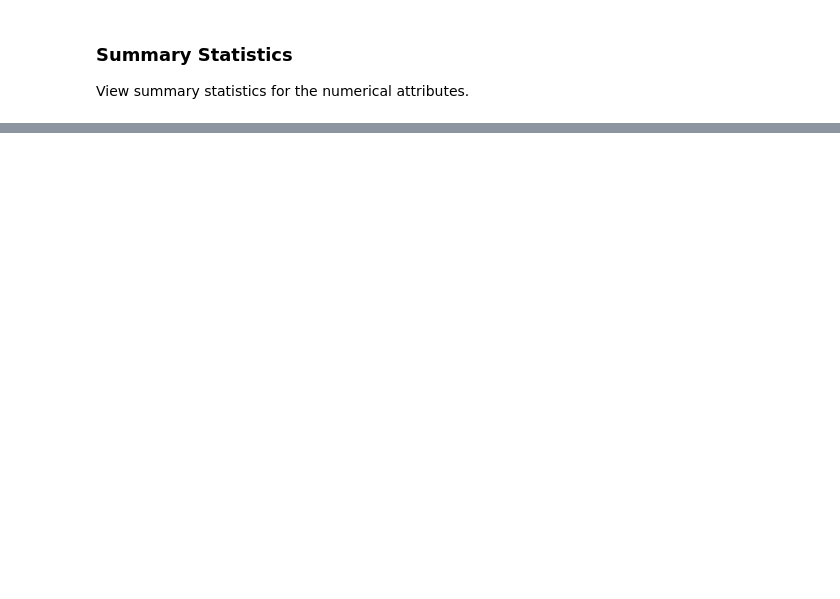
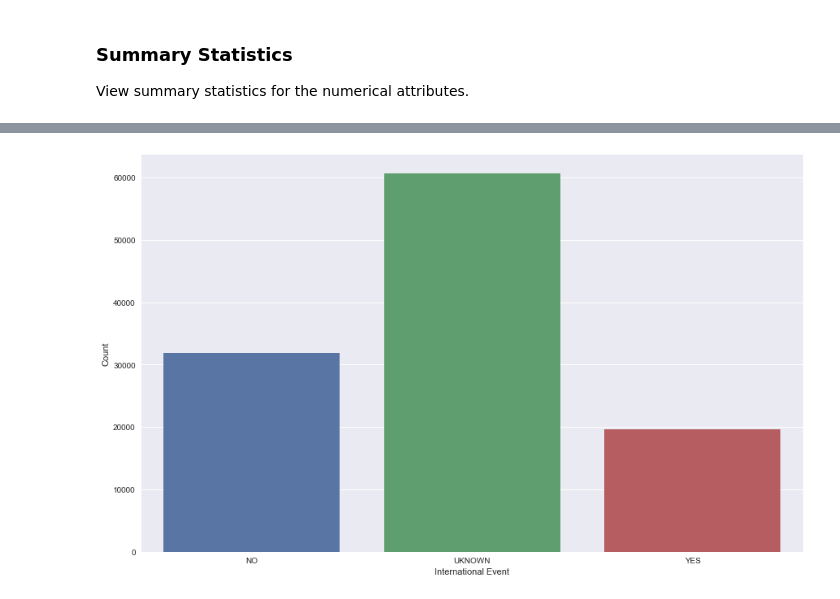
Before and after one commit to tcskowronek/predicting-terrorist-attacks, a Jupyter notebook: src/02-Exploratory-Data-Analysis.ipynb, the cells around one changed output, grey strips where cells are left out. Saved outputs shown, nothing was run; the diff lists cells and outputs as text; code cells hidden in the pictures; blank space fills up the shorter version.

```diff
--- a/src/02-Exploratory-Data-Analysis.ipynb
+++ b/src/02-Exploratory-Data-Analysis.ipynb
@@ -17,10 +18,15 @@ import matplotlib.pyplot as plt
 from IPython.core.interactiveshell import InteractiveShell
 InteractiveShell.ast_node_interactivity = "all"
 
+# Display up to 150 rows and columns
 pd.set_option('display.max_rows', 150)
 pd.set_option('display.max_columns', 150)
 
+# Set the figure size for plots
 mpl.rcParams['figure.figsize'] = (14.6, 9.0)
+
+# Set the Seaborn default style for plots
+sns.set()
 # %% [markdown]
 ### Load the Datasets
 Load the dataset created by the preprocessing notebook.
@@ -139,0 +169,7 @@ gtd_df.describe().transpose()
+# %%
+_ = sns.countplot(x = 'INT_ANY_txt', data=gtd_df)
+_ = plt.xlabel('International Event')
+_ = plt.ylabel('Count')
+plt.show()
+# %% [output]
+[figure, added]
```
Also changed, not shown: parts of 9 cells of this notebook.
